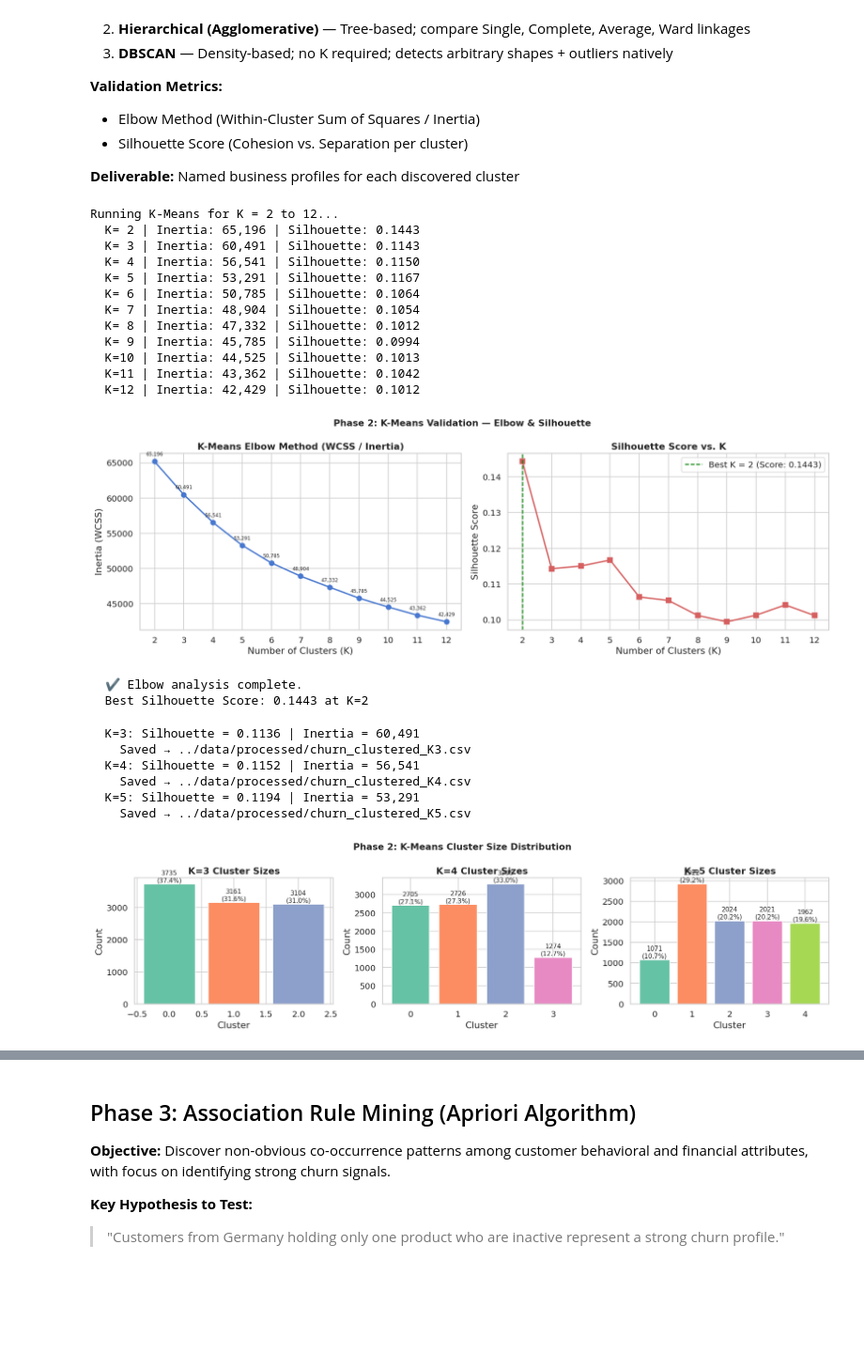
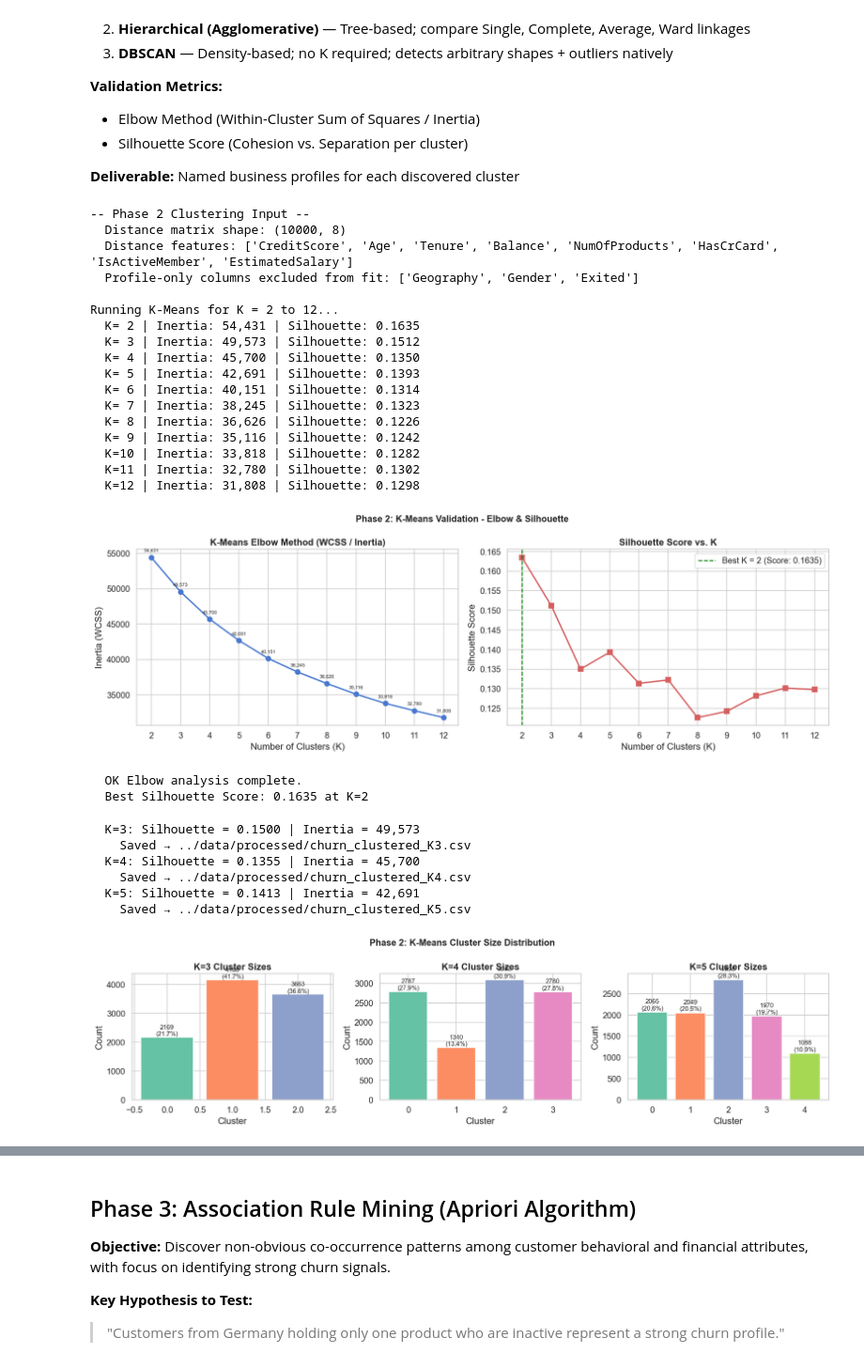
Before and after one commit to Kelompok4-PPTI20/data-mining, a Jupyter notebook: notebooks/notebook.ipynb, the cells around one changed output, grey strips where cells are left out. Shown at 94% size. Drawn from its saved outputs; the diff is of its cells as text; code cells hidden in the pictures; blank space fills up the shorter version.

Commit message:
fix: remove OHE data from the cluster

```diff
--- a/notebooks/notebook.ipynb
+++ b/notebooks/notebook.ipynb
@@ -642,17 +665,40 @@ print(f"\n  ✔ Transaction matrix saved to: {TRANSACTIONS_PATH}")
 
 **Deliverable:** Named business profiles for each discovered cluster
 # %%
-# ── Load Clustering Matrix ────────────────────────────────────────────────────
+# Load Clustering Matrix
 df_cl = pd.read_csv(CLUSTER_MATRIX)
-X_cl  = df_cl.drop(columns=['Exited'])
-y_cl  = df_cl['Exited']
 
-# ── Elbow Method ──────────────────────────────────────────────────────────────
+PROFILE_LABEL_COLS = ['Geography', 'Gender', 'Exited']
+missing_profile_cols = [col for col in PROFILE_LABEL_COLS if col not in df_cl.columns]
+if missing_profile_cols:
+    raise ValueError(
+        f"Clustering matrix is missing profile-only columns {missing_profile_cols}. "
+        "Rerun the Path A preprocessing cell so the old OHE matrix is replaced."
+    )
+
+X_cl = df_cl.drop(columns=PROFILE_LABEL_COLS)
+y_cl = df_cl['Exited']
+
+# Safety check: OHE Geography/Gender should not be in distance-based clustering.
+ohe_leak_cols = [col for col in X_cl.columns
+                 if col.startswith(('Geography_', 'Gender_'))]
+if ohe_leak_cols:
+    raise ValueError(
+        f"OHE category columns are still present in X_cl: {ohe_leak_cols}. "
+        "Rerun Path A after the updated preprocessing change."
+    )
+
+print("-- Phase 2 Clustering Input --")
+print(f"  Distance matrix shape: {X_cl.shape}")
+print(f"  Distance features: {list(X_cl.columns)}")
+print(f"  Profile-only columns excluded from fit: {PROFILE_LABEL_COLS}")
+
+# Elbow Method
 K_RANGE   = range(2, 13)
 inertias  = []
 sil_scores = []
 
-print("Running K-Means for K = 2 to 12...")
+print("\nRunning K-Means for K = 2 to 12...")
 for k in K_RANGE:
     km = KMeans(n_clusters=k, random_state=RANDOM_STATE, n_init=10, max_iter=300)
     km.fit(X_cl)
@@ -662,54 +708,59 @@ for k in K_RANGE:
     sil_scores.append(sil)
     print(f"  K={k:2d} | Inertia: {km.inertia_:,.0f} | Silhouette: {sil:.4f}")
 
-# ── Plot: Elbow + Silhouette ──────────────────────────────────────────────────
+# Plot: Elbow + Silhouette
 fig, axes = plt.subplots(1, 2, figsize=(15, 5))
 
 # Elbow
 axes[0].plot(K_RANGE, inertias, 'bo-', linewidth=2, markersize=7)
 axes[0].set_title('K-Means Elbow Method (WCSS / Inertia)', fontweight='bold')
 axes[0].set_xlabel('Number of Clusters (K)')
 axes[0].set_ylabel('Inertia (WCSS)')
 axes[0].set_xticks(list(K_RANGE))
 for k, v in zip(K_RANGE, inertias):
     axes[0].annotate(f'{v:,.0f}', (k, v), textcoords='offset points',
                      xytext=(0, 8), ha='center', fontsize=7)
 
 # Silhouette
 axes[1].plot(K_RANGE, sil_scores, 'rs-', linewidth=2, markersize=7)
 axes[1].set_title('Silhouette Score vs. K', fontweight='bold')
 axes[1].set_xlabel('Number of Clusters (K)')
 axes[1].set_ylabel('Silhouette Score')
 axes[1].set_xticks(list(K_RANGE))
 best_k = list(K_RANGE)[sil_scores.index(max(sil_scores))]
 axes[1].axvline(best_k, color='green', linestyle='--', linewidth=1.5,
                 label=f'Best K = {best_k} (Score: {max(sil_scores):.4f})')
 axes[1].legend()
 
-plt.suptitle('Phase 2: K-Means Validation — Elbow & Silhouette',
+plt.suptitle('Phase 2: K-Means Validation - Elbow & Silhouette',
              fontsize=13, fontweight='bold')
 plt.tight_layout()
 
 plt.show()
 
-print(f"\n  ✔ Elbow analysis complete.")
+print(f"\n  OK Elbow analysis complete.")
 print(f"  Best Silhouette Score: {max(sil_scores):.4f} at K={best_k}")
 # %% [output]
+-- Phase 2 Clustering Input --
+  Distance matrix shape: (10000, 8)
+  Distance features: ['CreditScore', 'Age', 'Tenure', 'Balance', 'NumOfProducts', 'HasCrCard', 'IsActiveMember', 'EstimatedSalary']
+  Profile-only columns excluded from fit: ['Geography', 'Gender', 'Exited']
+
 Running K-Means for K = 2 to 12...
-  K= 2 | Inertia: 65,196 | Silhouette: 0.1443
-  K= 3 | Inertia: 60,491 | Silhouette: 0.1143
-  K= 4 | Inertia: 56,541 | Silhouette: 0.1150
-  K= 5 | Inertia: 53,291 | Silhouette: 0.1167
-  K= 6 | Inertia: 50,785 | Silhouette: 0.1064
-  K= 7 | Inertia: 48,904 | Silhouette: 0.1054
-  K= 8 | Inertia: 47,332 | Silhouette: 0.1012
-  K= 9 | Inertia: 45,785 | Silhouette: 0.0994
-  K=10 | Inertia: 44,525 | Silhouette: 0.1013
-  K=11 | Inertia: 43,362 | Silhouette: 0.1042
-  K=12 | Inertia: 42,429 | Silhouette: 0.1012
+  K= 2 | Inertia: 54,431 | Silhouette: 0.1635
+  K= 3 | Inertia: 49,573 | Silhouette: 0.1512
+  K= 4 | Inertia: 45,700 | Silhouette: 0.1350
+  K= 5 | Inertia: 42,691 | Silhouette: 0.1393
+  K= 6 | Inertia: 40,151 | Silhouette: 0.1314
+  K= 7 | Inertia: 38,245 | Silhouette: 0.1323
+  K= 8 | Inertia: 36,626 | Silhouette: 0.1226
+  K= 9 | Inertia: 35,116 | Silhouette: 0.1242
+  K=10 | Inertia: 33,818 | Silhouette: 0.1282
+  K=11 | Inertia: 32,780 | Silhouette: 0.1302
+  K=12 | Inertia: 31,808 | Silhouette: 0.1298
-[figure, old version]
+[figure, new version]
-  ✔ Elbow analysis complete.
-  Best Silhouette Score: 0.1443 at K=2
+  OK Elbow analysis complete.
+  Best Silhouette Score: 0.1635 at K=2
 # %%
 # ── Train Final K-Means Models ────────────────────────────────────────────────
 CANDIDATE_K = [3, 4, 5]
@@ -748,11 +799,11 @@ plt.tight_layout()
 
 plt.show()
 # %% [output]
-  K=3: Silhouette = 0.1136 | Inertia = 60,491
+  K=3: Silhouette = 0.1500 | Inertia = 49,573
     Saved → ../data/processed/churn_clustered_K3.csv
-  K=4: Silhouette = 0.1152 | Inertia = 56,541
+  K=4: Silhouette = 0.1355 | Inertia = 45,700
     Saved → ../data/processed/churn_clustered_K4.csv
-  K=5: Silhouette = 0.1194 | Inertia = 53,291
+  K=5: Silhouette = 0.1413 | Inertia = 42,691
     Saved → ../data/processed/churn_clustered_K5.csv
-[figure, old version]
+[figure, new version]
 # %%
```
Also changed, not shown: parts of 31 cells of this notebook, 10 other files.
